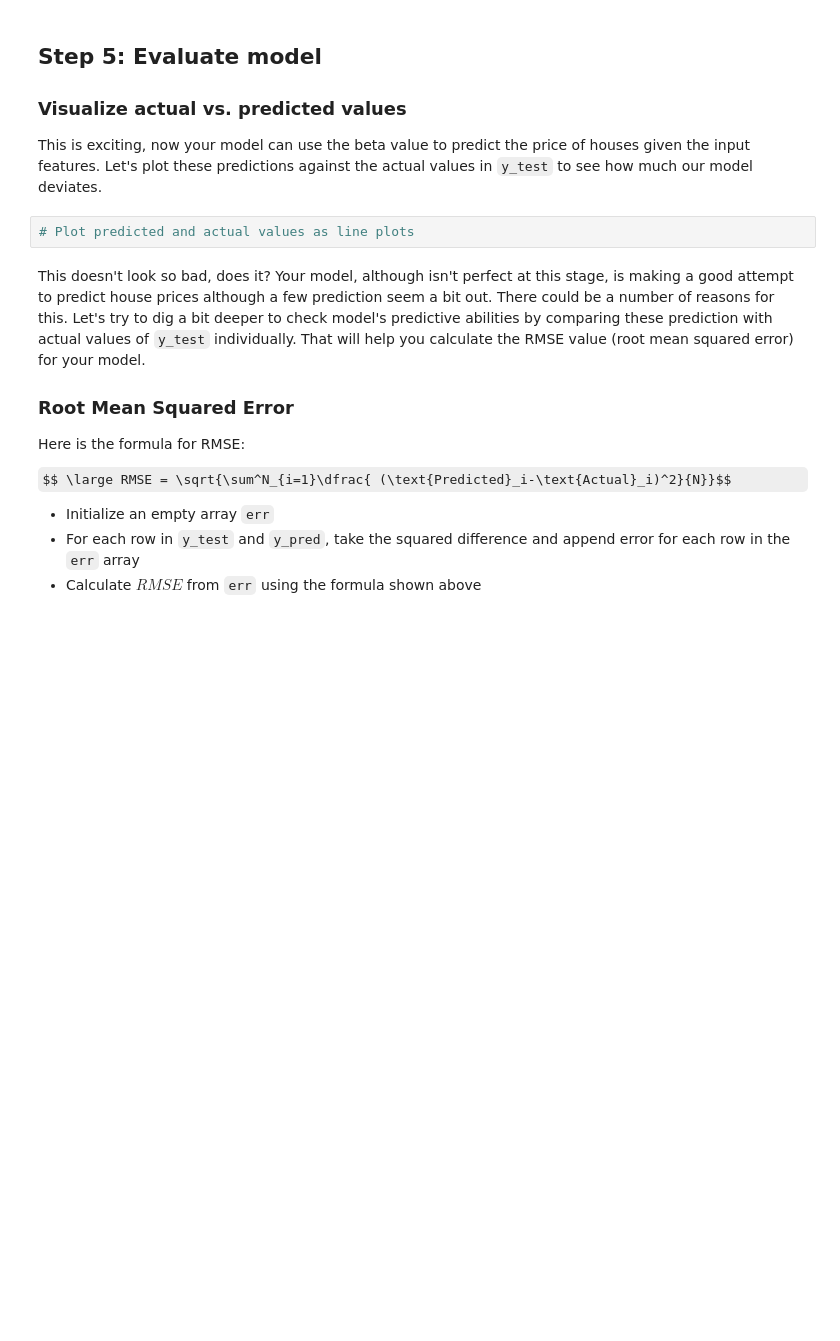
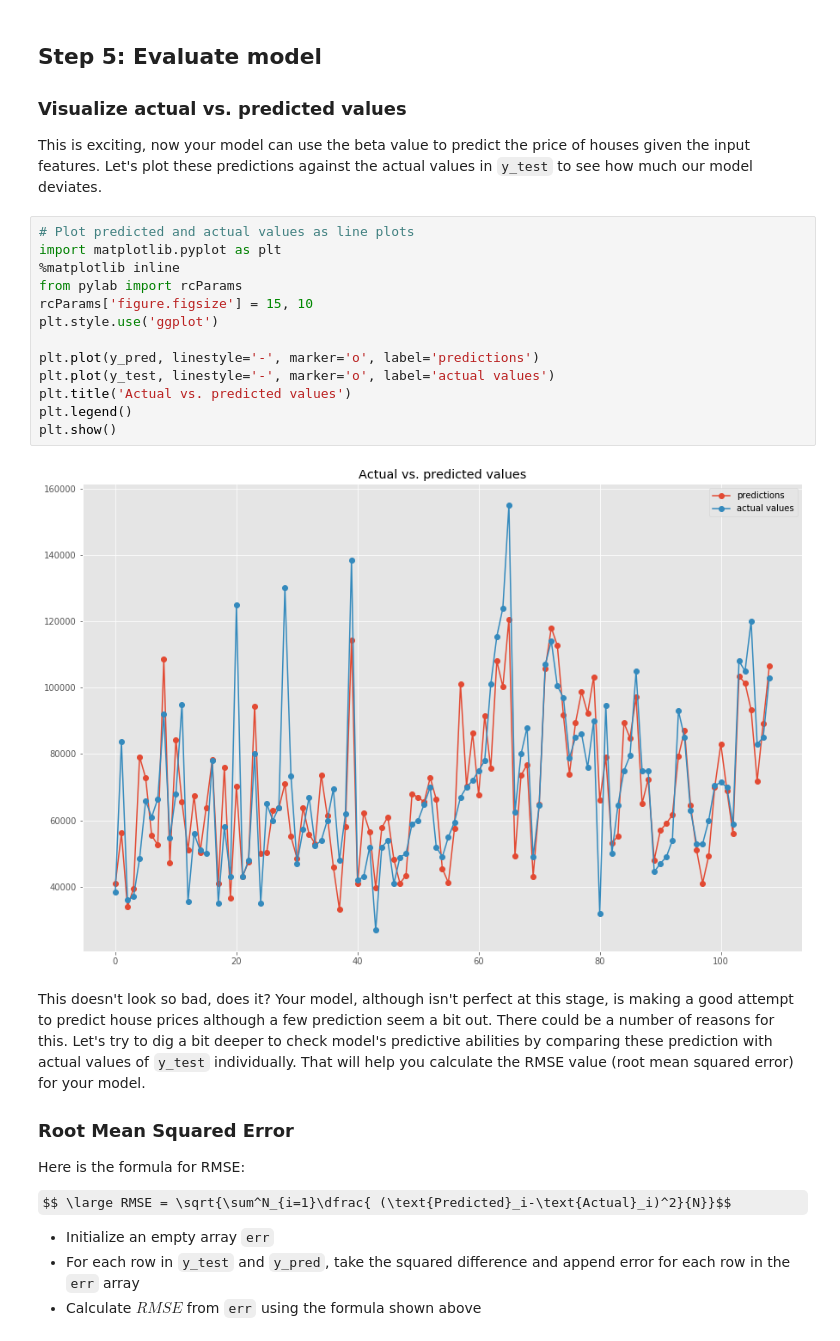
Before and after one commit to GabeSArn/dsc-linalg-regression-lab-nyc-ds-033020, a Jupyter notebook: index.ipynb, the cells around one changed output. Cells and saved outputs as stored; diff of their text form; some formulas as TeX source; blank space fills up the shorter version.

```diff
--- a/index.ipynb
+++ b/index.ipynb
@@ -206,8 +206,21 @@ for row in x_test:
 
 ### Visualize actual vs. predicted values
 This is exciting, now your model can use the beta value to predict the price of houses given the input features. Let's plot these predictions against the actual values in `y_test` to see how much our model deviates.
-# %%
-# Plot predicted and actual values as line plots
+# %%
+# Plot predicted and actual values as line plots
+import matplotlib.pyplot as plt
+%matplotlib inline
+from pylab import rcParams
+rcParams['figure.figsize'] = 15, 10
+plt.style.use('ggplot')
+
+plt.plot(y_pred, linestyle='-', marker='o', label='predictions')
+plt.plot(y_test, linestyle='-', marker='o', label='actual values')
+plt.title('Actual vs. predicted values')
+plt.legend()
+plt.show()
+# %% [output]
+[figure, added]
 # %% [markdown]
 This doesn't look so bad, does it? Your model, although isn't perfect at this stage, is making a good attempt to predict house prices although a few prediction seem a bit out. There could be a number of reasons for this. Let's try to dig a bit deeper to check model's predictive abilities by comparing these prediction with actual values of `y_test` individually. That will help you calculate the RMSE value (root mean squared error) for your model.
 
```
